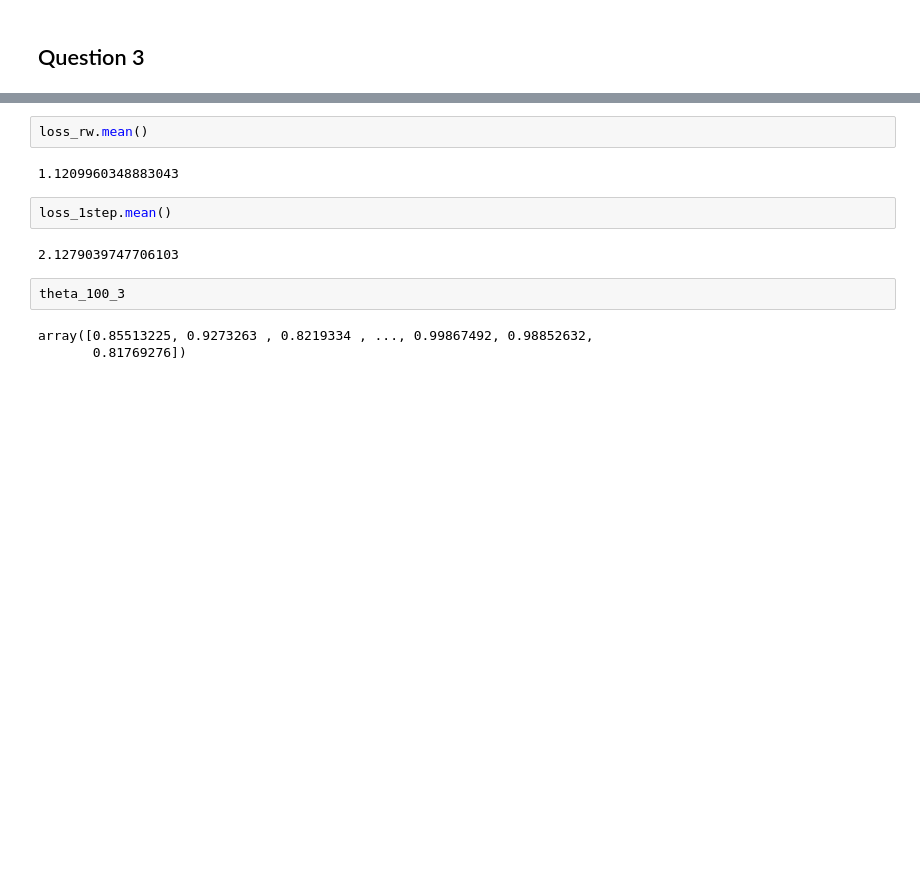
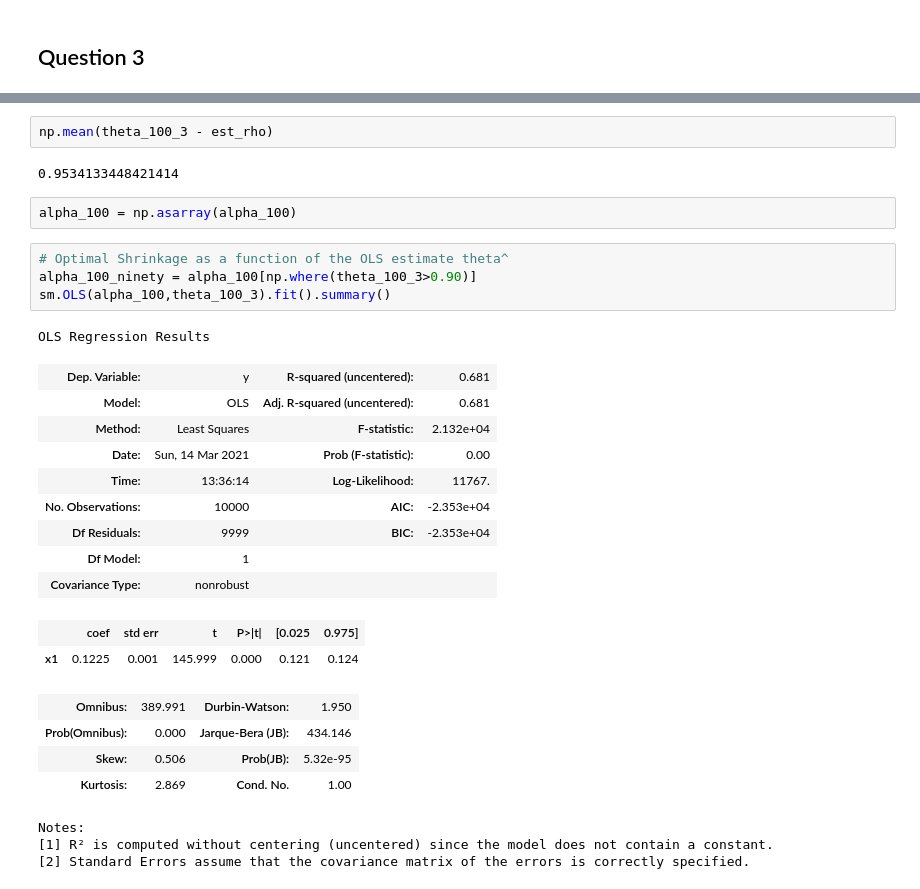
Before and after one commit to GeorgeHockey/metrics-formal-coursework, a Jupyter notebook: problem_2_v2.ipynb, the cells around one changed output, grey strips where cells are left out. Drawn from its saved outputs; the diff is of its cells as text; blank space fills up the shorter version.

```diff
--- a/problem_2_v2.ipynb
+++ b/problem_2_v2.ipynb
@@ -538,16 +541,33 @@ dm_100_3 = np.asarray(dm_100_3)
 0.97
 0.98
 0.99
-# %%
-loss_rw.mean()
-# %% [output]
-1.1209960348883043
-# %%
-loss_1step.mean()
-# %% [output]
-2.1279039747706103
-# %%
-theta_100_3
-# %% [output]
-array([0.85513225, 0.9273263 , 0.8219334 , ..., 0.99867492, 0.98852632,
-       0.81769276])
+# %%
+np.mean(theta_100_3 - est_rho)
+# %% [output]
+0.9534133448421414
+# %%
+alpha_100 = np.asarray(alpha_100)
+# %%
+# Optimal Shrinkage as a function of the OLS estimate theta^
+alpha_100_ninety = alpha_100[np.where(theta_100_3>0.90)]
+sm.OLS(alpha_100,theta_100_3).fit().summary()
+# %% [output]
+OLS Regression Results
+| Dep. Variable: | y | R-squared (uncentered): | 0.681 |
+| Model: | OLS | Adj. R-squared (uncentered): | 0.681 |
+| Method: | Least Squares | F-statistic: | 2.132e+04 |
+| Date: | Sun, 14 Mar 2021 | Prob (F-statistic): | 0.00 |
+| Time: | 13:36:14 | Log-Likelihood: | 11767. |
+| No. Observations: | 10000 | AIC: | -2.353e+04 |
+| Df Residuals: | 9999 | BIC: | -2.353e+04 |
+| Df Model: | 1 |  |  |
+| Covariance Type: | nonrobust |  |  |
+|  | coef | std err | t | P>|t| | [0.025 | 0.975] |
+| x1 | 0.1225 | 0.001 | 145.999 | 0.000 | 0.121 | 0.124 |
+| Omnibus: | 389.991 | Durbin-Watson: | 1.950 |
+| Prob(Omnibus): | 0.000 | Jarque-Bera (JB): | 434.146 |
+| Skew: | 0.506 | Prob(JB): | 5.32e-95 |
+| Kurtosis: | 2.869 | Cond. No. | 1.00 |
+Notes:
+[1] R² is computed without centering (uncentered) since the model does not contain a constant.
+[2] Standard Errors assume that the covariance matrix of the errors is correctly specified.
```
Also changed, not shown: parts of 24 cells of this notebook.
